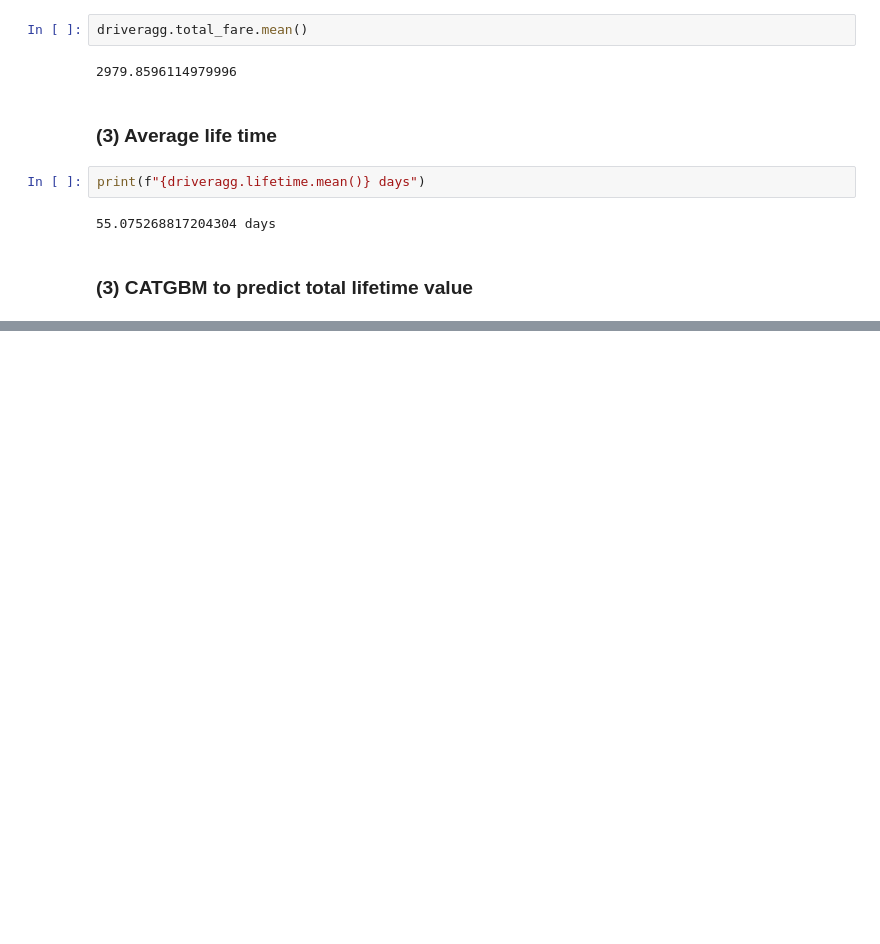
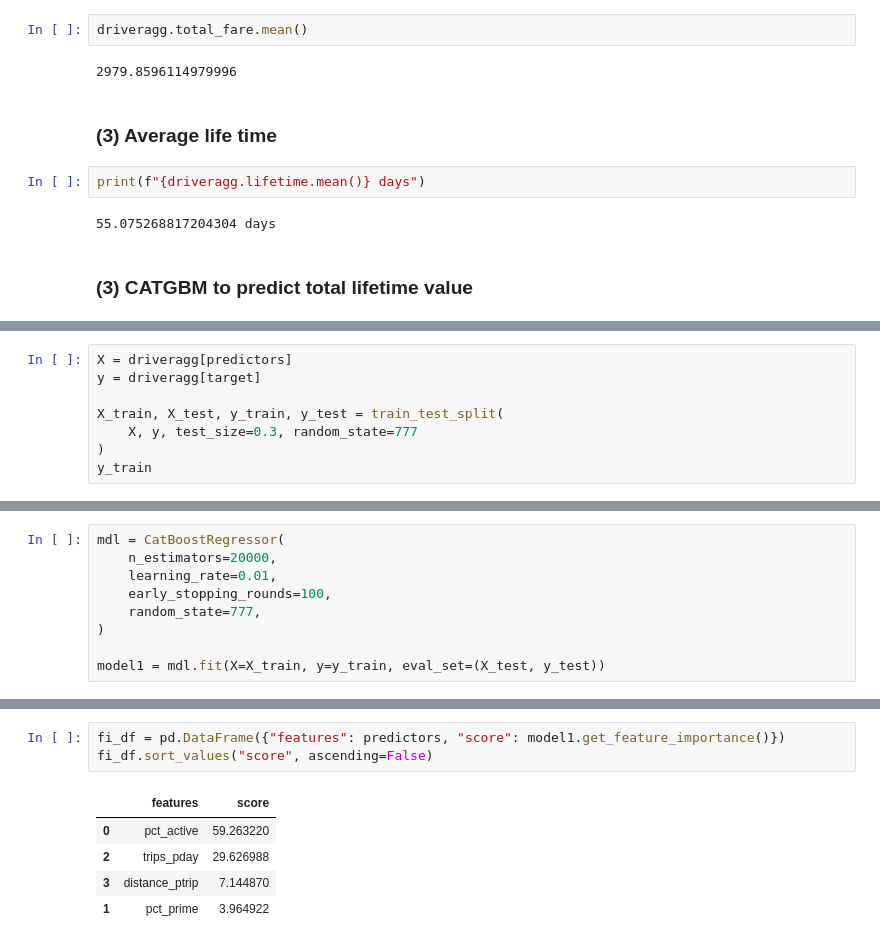
Before and after one commit to J-ZW-Wang/ss_data_project, a Jupyter notebook: Lyft_Driver_Lifetime_Value/Driver_Lifetime_Value.ipynb, the cells around one changed output, grey strips where cells are left out. Saved outputs shown, nothing was run; the diff lists cells and outputs as text; blank space fills up the shorter version.

```diff
--- a/Lyft_Driver_Lifetime_Value/Driver_Lifetime_Value.ipynb
+++ b/Lyft_Driver_Lifetime_Value/Driver_Lifetime_Value.ipynb
@@ -177,0 +175,8 @@ sns.heatmap(corrmap, cmap="icefire")
+# %%
+X = driveragg[predictors]
+y = driveragg[target]
+
+X_train, X_test, y_train, y_test = train_test_split(
+    X, y, test_size=0.3, random_state=777
+)
+y_train
@@ -177,0 +196,9 @@ sns.heatmap(corrmap, cmap="icefire")
+# %%
+mdl = CatBoostRegressor(
+    n_estimators=20000,
+    learning_rate=0.01,
+    early_stopping_rounds=100,
+    random_state=777,
+)
+
+model1 = mdl.fit(X=X_train, y=y_train, eval_set=(X_test, y_test))
@@ -177,0 +223,9 @@ sns.heatmap(corrmap, cmap="icefire")
+# %%
+fi_df = pd.DataFrame({"features": predictors, "score": model1.get_feature_importance()})
+fi_df.sort_values("score", ascending=False)
+# %% [output]
+|  | features | score |
+| 0 | pct_active | 59.263220 |
+| 2 | trips_pday | 29.626988 |
+| 3 | distance_ptrip | 7.144870 |
+| 1 | pct_prime | 3.964922 |
```
Also changed, not shown: parts of 9 cells of this notebook, 2 other files.
